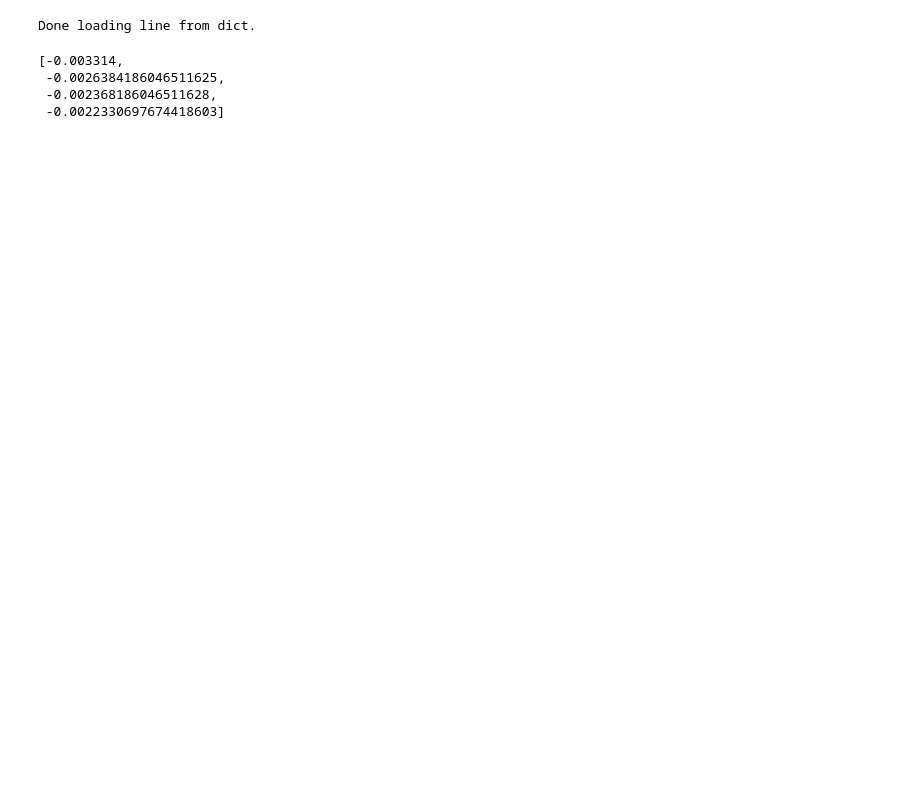
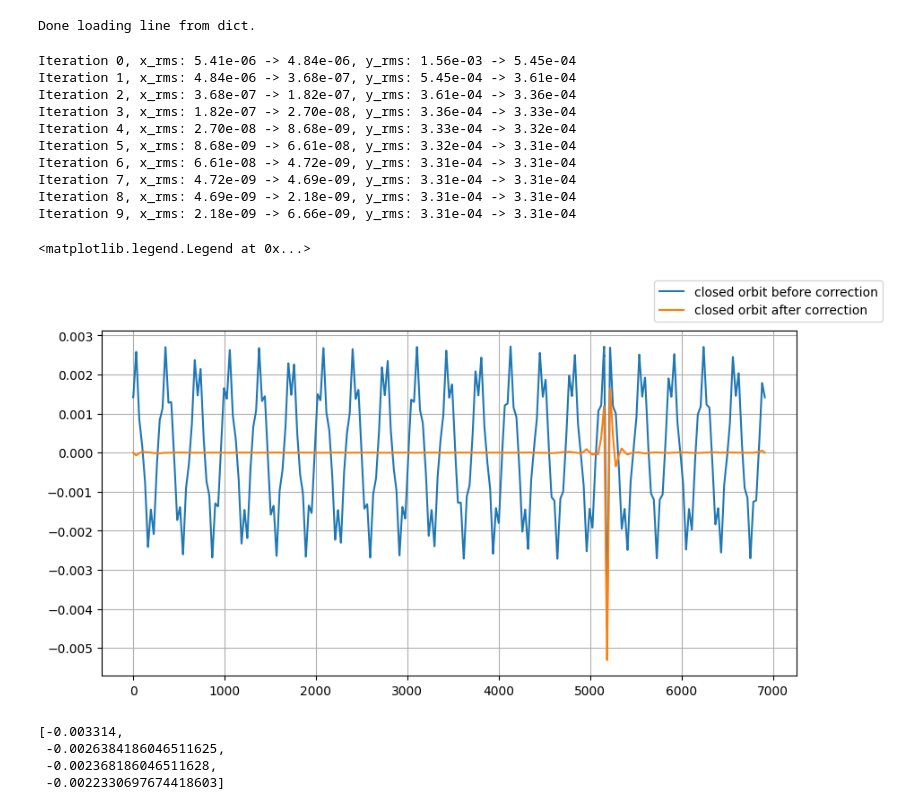
Before and after one commit to lisepauwels/sps_simulations, a Jupyter notebook: Lossmaps/tidvg_studies/aperture_measurements/tidvg_test.ipynb, the cells around one changed output. Drawn from its saved outputs; the diff is of its cells as text; code cells hidden in the pictures; blank space fills up the shorter version.

Commit message:
addition of orbit correctors

```diff
--- a/Lossmaps/tidvg_studies/aperture_measurements/tidvg_test.ipynb
+++ b/Lossmaps/tidvg_studies/aperture_measurements/tidvg_test.ipynb
@@ -52,8 +56,9 @@ def get_k_ripple_summed_signal(num_turns, ripple_periods, kqf_amplitudes, kqd_am
 
     return kqf_ripple, kqd_ripple
 # %%
-line = xt.Line.from_json('../injection_lines/injection_thin_approx_ap_with_deferred_expressions.json')
-# line = xt.Line.from_json('../injection_lines/sps_lhc_q20_rf_with_ap.json')
+path_lines = Path('/Users/gebruiker/sps_simulations/injection_lines')
+#line = xt.Line.from_json(Path(path_lines, 'injection_thin_approx_ap_with_deferred_expressions.json'))
+line = xt.Line.from_json(Path(path_lines, 'sps_lhc_q20_rf_with_ap.json'))
 #Set cavitiy voltages correctly
 line['acl.31735'].frequency = 800e6
 line['acl.31735'].voltage = 2 * 0.18e6
@@ -70,6 +75,8 @@ line['actcse.31632'].lag = 180
 
 # tab = line.get_table()
 # mask = [el.startswith('Limit') for el in tab.element_type]
+
+tw_ref = line.twiss4d()
 
 for name in line.element_names:
     if line[name].__class__.__name__.startswith('Limit') or line[name].__class__.__name__.startswith('Multipole'):
@@ -93,9 +100,48 @@ for name in line.element_names:
 #     elif 'qd.51910' in name:
 #         line[name].shift_y = -5.273e-3
 
+tw_before = line.twiss4d()
 tw = line.twiss()
 # %% [output]
 Done loading line from dict.
+# %%
+#Closed orbit correction
+tt = line.get_table()
+
+tt_monitors = tt.rows['bp.*'].rows['.*(?<!_entry)$'].rows['.*(?<!_exit)$']
+line.steering_monitors_x = tt_monitors.name
+line.steering_monitors_y = tt_monitors.name
+
+tt_h_correctors = tt.rows['mdh\..*'].rows['.*h\..*']
+mask_ap_h = np.array([el.startswith('Limit') for el in tt_h_correctors.element_type])
+line.steering_correctors_x = tt_h_correctors.name[~mask_ap_h]
+
+tt_v_correctors = tt.rows['mdv\..*'].rows['.*v\..*']
+mask_ap_v = np.array([el.startswith('Limit') for el in tt_v_correctors.element_type])
+line.steering_correctors_y = tt_v_correctors.name[~mask_ap_v]
+
+orbit_correction = line.correct_trajectory(twiss_table=tw_ref,n_micado=5, n_iter=10)
+
+tw_after = line.twiss4d()
+
+fig, ax = plt.subplots(1, 1, figsize=(10,5))
+ax.plot(tw_before.s, tw_before.y, label = 'closed orbit before correction')
+ax.plot(tw_after.s, tw_after.y, label = 'closed orbit after correction')
+ax.grid()
+fig.legend()
+# %% [output]
+Iteration 0, x_rms: 5.41e-06 -> 4.84e-06, y_rms: 1.56e-03 -> 5.45e-04
+Iteration 1, x_rms: 4.84e-06 -> 3.68e-07, y_rms: 5.45e-04 -> 3.61e-04
+Iteration 2, x_rms: 3.68e-07 -> 1.82e-07, y_rms: 3.61e-04 -> 3.36e-04
+Iteration 3, x_rms: 1.82e-07 -> 2.70e-08, y_rms: 3.36e-04 -> 3.33e-04
+Iteration 4, x_rms: 2.70e-08 -> 8.68e-09, y_rms: 3.33e-04 -> 3.32e-04
+Iteration 5, x_rms: 8.68e-09 -> 6.61e-08, y_rms: 3.32e-04 -> 3.31e-04
+Iteration 6, x_rms: 6.61e-08 -> 4.72e-09, y_rms: 3.31e-04 -> 3.31e-04
+Iteration 7, x_rms: 4.72e-09 -> 4.69e-09, y_rms: 3.31e-04 -> 3.31e-04
+Iteration 8, x_rms: 4.69e-09 -> 2.18e-09, y_rms: 3.31e-04 -> 3.31e-04
+Iteration 9, x_rms: 2.18e-09 -> 6.66e-09, y_rms: 3.31e-04 -> 3.31e-04
+<matplotlib.legend.Legend at 0x...>
+[figure, added]
 # %%
 num_turns = 3000
 num_particles = 1_000
```
Also changed, not shown: parts of 9 cells of this notebook.
